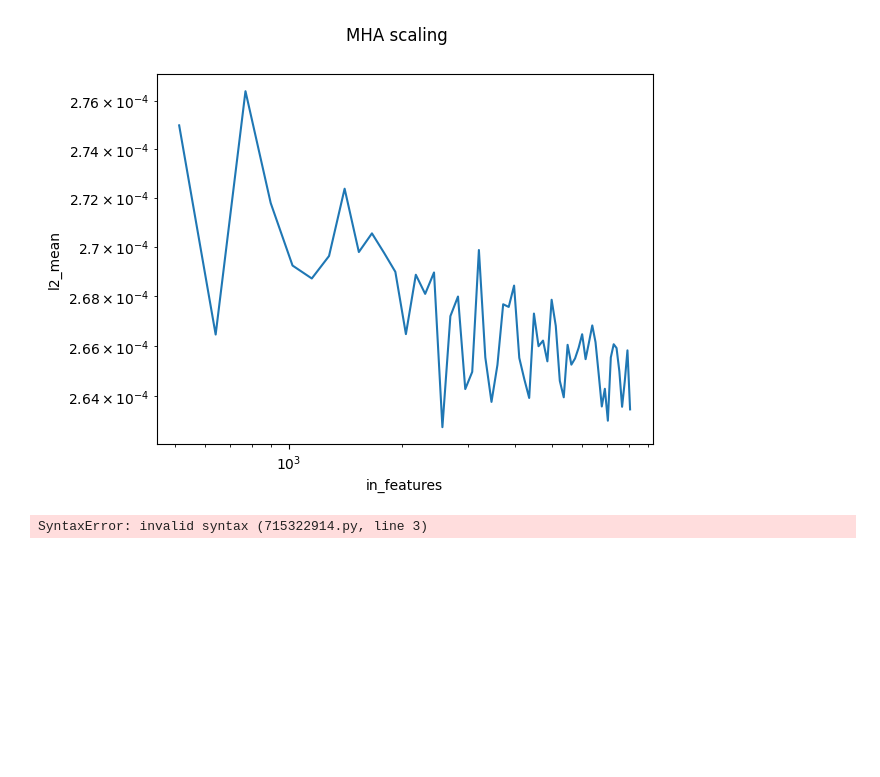
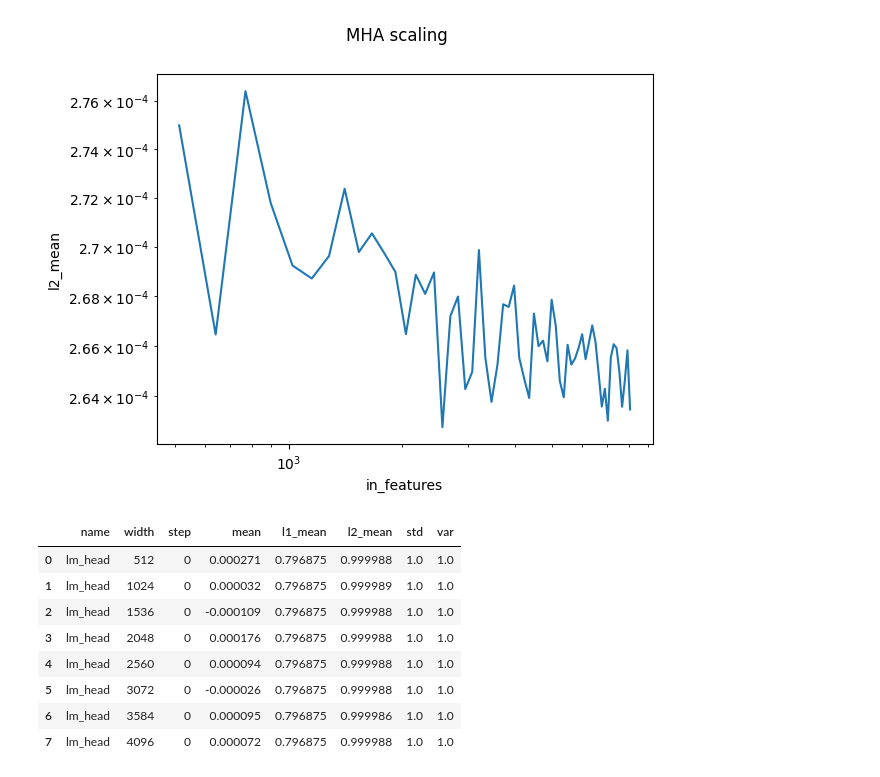
Before and after one commit to garrett361/fms-fsdp, a Jupyter notebook: fms_fsdp/mup/notebooks/scaling.ipynb, the cells around one changed output. Drawn from its saved outputs; the diff is of its cells as text; code cells hidden in the pictures; blank space fills up the shorter version.

```diff
--- a/fms_fsdp/mup/notebooks/scaling.ipynb
+++ b/fms_fsdp/mup/notebooks/scaling.ipynb
@@ -124,10 +163,11 @@ Text(0.5, 0.98, 'MHA scaling')
 # %%
 from mamba_ssm.models.config_mamba import MambaConfig
 from mamba_ssm.models.mixer_seq_simple import MambaLMHeadModel
-from fms_fsdp.mup
+from fms_fsdp.mup.mup_mamba import apply_mup_init
 
 
 model_results = []
+lm_head_input_results = []
 model_amp = True
 mup = True
 n_layer=4
@@ -146,34 +186,48 @@ for in_features in trange(in_features_min, in_features_max+1, 4*head_dim):
         attn_cfg["softmax_scale"] = head_dim
 
     config = MambaConfig(
     d_model=in_features,
     d_intermediate=4 * in_features,
     n_layer=n_layer,
     attn_layer_idx=list(range(n_layer)),  # Transformer-only blocks
     vocab_size=vocab_size,
     attn_cfg=attn_cfg,
     tie_embeddings=False,
 )
     model = MambaLMHeadModel(config=config, device=device)
+
+    hook = InputStatsHook(model.lm_head, "lm_head", lm_head_input_results, width=in_features)
+    if mup:
+        apply_mup_init(model)
     inputs = torch.randint(vocab_size, size=(bsz, seq_len), device=device)
     with torch.no_grad():
         with torch.autocast(device_type="cuda", dtype=torch.bfloat16, enabled=model_amp):
             outputs = model(inputs).logits
     model_results_dict = {"in_features": in_features,
                     "l2_mean": outputs.pow(2).mean().item(),
                     "l1_mean": outputs.abs().mean().item(),
                     "l2_sum": outputs.pow(2).sum().item(),
                     "l1_sum": outputs.abs().sum().item(),
                     "std": outputs.std().item(),
                     "var": outputs.var().item(),
                     "mean": outputs.mean().item(),
                    }
     model_results.append(model_results_dict)
 
 model_df = pd.DataFrame(model_results)
 model_df
+lm_head_df = pd.DataFrame(lm_head_input_results)
+lm_head_df
 # %% [output]
-SyntaxError: invalid syntax (715322914.py, line 3)
+|  | name | width | step | mean | l1_mean | l2_mean | std | var |
+| 0 | lm_head | 512 | 0 | 0.000271 | 0.796875 | 0.999988 | 1.0 | 1.0 |
+| 1 | lm_head | 1024 | 0 | 0.000032 | 0.796875 | 0.999989 | 1.0 | 1.0 |
+| 2 | lm_head | 1536 | 0 | -0.000109 | 0.796875 | 0.999988 | 1.0 | 1.0 |
+| 3 | lm_head | 2048 | 0 | 0.000176 | 0.796875 | 0.999988 | 1.0 | 1.0 |
+| 4 | lm_head | 2560 | 0 | 0.000094 | 0.796875 | 0.999988 | 1.0 | 1.0 |
+| 5 | lm_head | 3072 | 0 | -0.000026 | 0.796875 | 0.999988 | 1.0 | 1.0 |
+| 6 | lm_head | 3584 | 0 | 0.000095 | 0.796875 | 0.999986 | 1.0 | 1.0 |
+| 7 | lm_head | 4096 | 0 | 0.000072 | 0.796875 | 0.999988 | 1.0 | 1.0 |
 # %%
 model_plot = sns.lineplot(data=model_df, x="in_features", y="l2_mean")
 model_plot.set(xscale="log")
```
Also changed, not shown: parts of 5 cells of this notebook.
